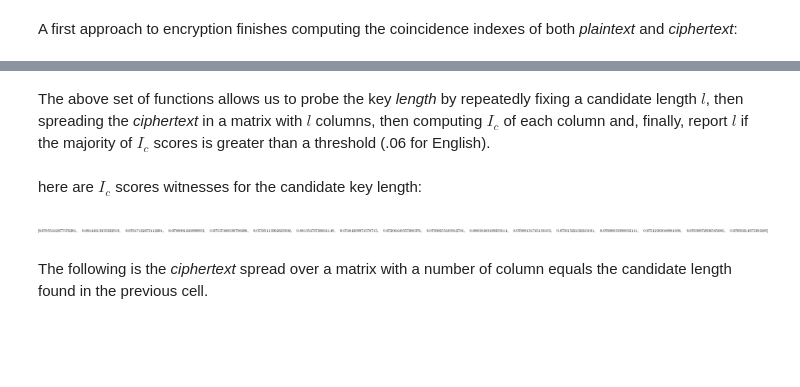
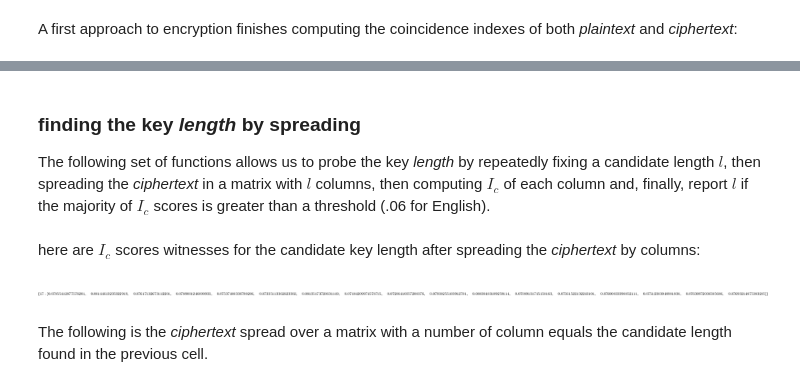
Before and after one commit to massimo-nocentini/scratchpad, a Jupyter notebook: chapters/crypto/vigenere-cryptoanalysis.ipynb, the cells around one changed output, grey strips where cells are left out. Cells and saved outputs as stored; diff of their text form; code cells hidden in the pictures; blank space fills up the shorter version.

Commit message:
Make a presentation using nbconvert of the Vigenere analysis.

```diff
--- a/chapters/crypto/vigenere-cryptoanalysis.ipynb
+++ b/chapters/crypto/vigenere-cryptoanalysis.ipynb
@@ -225,3 +247,7 @@ coincidence index of *ciphertext*: 0.04092000890927222
+# %% [markdown]
+### finding the key *length* by spreading
+
+The following set of functions allows us to probe the key *length* by repeatedly fixing a candidate length $l$, then spreading the *ciphertext* in a matrix with $l$ columns, then computing $I_{c}$ of each column and, finally, report $l$ if the majority of $I_{c}$ scores is greater than a threshold (.06 for English).
 # %%
 def spread(message, block_length):
     return [message[i:i+block_length] for i in range(0, len(message), block_length)]
@@ -261,2 +283,0 @@ def scores(candidates, key_length):
-# %% [markdown]
-The above set of functions allows us to probe the key *length* by repeatedly fixing a candidate length $l$, then spreading the *ciphertext* in a matrix with $l$ columns, then computing $I_{c}$ of each column and, finally, report $l$ if the majority of $I_{c}$ scores is greater than a threshold (.06 for English).
@@ -266,9 +284,12 @@ analysis = analyze(cipher_text, max_key_length=20)
 # %% [markdown]
-here are $I_{c}$ scores witnesses for the candidate key length:
+here are $I_{c}$ scores witnesses for the candidate key length after spreading the *ciphertext* by columns:
+# %%
+analysis = analyze(cipher_text, max_key_length=20)
+guess = guess_key_length(analysis)
+guess
+# %% [output]
+[figure, added]
 # %%
 probing_key_length = 17
-scores(guess_key_length(analysis), probing_key_length)
-# %% [output]
-[figure, removed]
 # %% [markdown]
 The following is the *ciphertext* spread over a matrix with a number of column equals the candidate length found in the previous cell.
```
Also changed, not shown: parts of 30 cells of this notebook, 2 other files.
